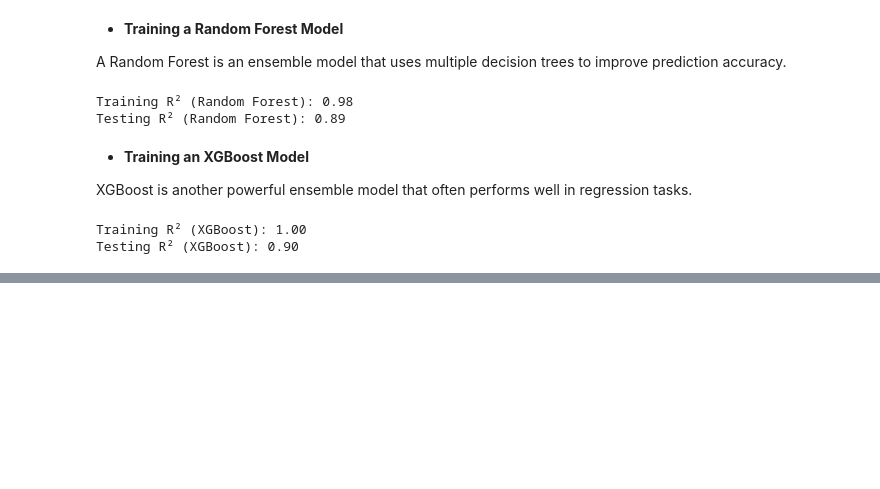
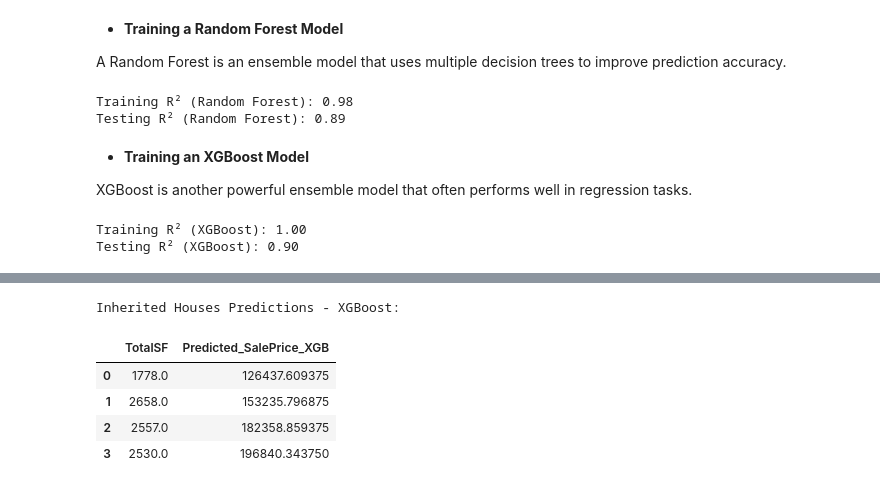
Before and after one commit to defridge/HeritageHousing, a Jupyter notebook: notebooks/model_building_and_evaluation.ipynb, the cells around one changed output, grey strips where cells are left out. Saved outputs shown, nothing was run; the diff lists cells and outputs as text; code cells hidden in the pictures; blank space fills up the shorter version.

```diff
--- a/notebooks/model_building_and_evaluation.ipynb
+++ b/notebooks/model_building_and_evaluation.ipynb
@@ -615,0 +669,17 @@ Testing R² (XGBoost): 0.90
+# %%
+# Predict the sale prices for the inherited houses using the XGBoost model
+inherited_houses_xgb_predictions = xgb_model.predict(inherited_houses_for_prediction)
+
+# Add the XGBoost predictions as a new column in the inherited houses dataset
+inherited_houses['Predicted_SalePrice_XGB'] = inherited_houses_xgb_predictions
+
+# Display the inherited houses with predicted sale prices using XGBoost
+print("Inherited Houses Predictions - XGBoost:")
+inherited_houses[['TotalSF', 'Predicted_SalePrice_XGB']]
+# %% [output]
+Inherited Houses Predictions - XGBoost:
+|  | TotalSF | Predicted_SalePrice_XGB |
+| 0 | 1778.0 | 126437.609375 |
+| 1 | 2658.0 | 153235.796875 |
+| 2 | 2557.0 | 182358.859375 |
+| 3 | 2530.0 | 196840.343750 |
```
Also changed, not shown: parts of 4 cells of this notebook, 1 other file.
